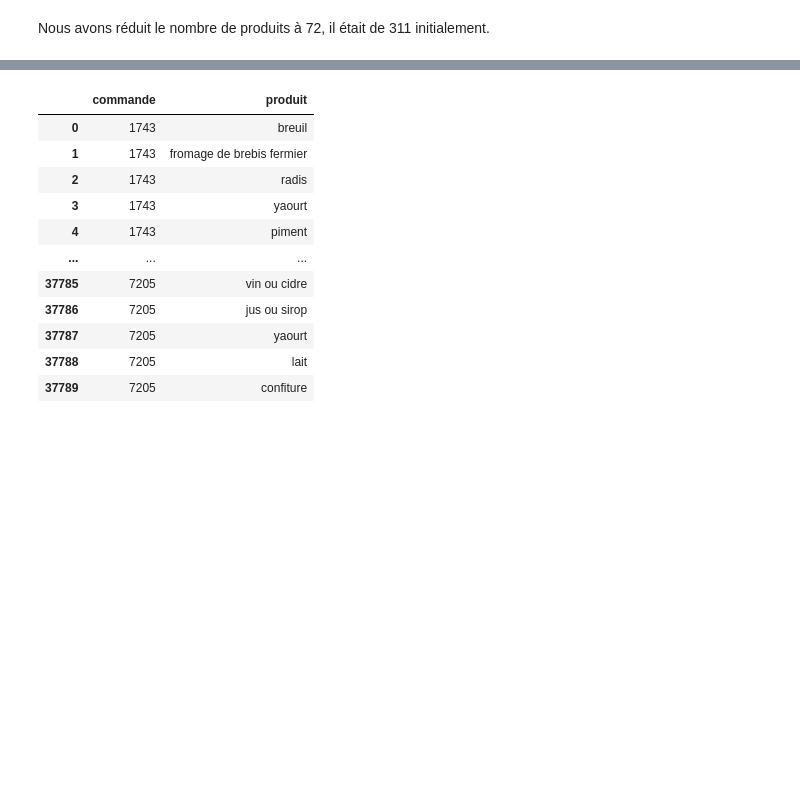
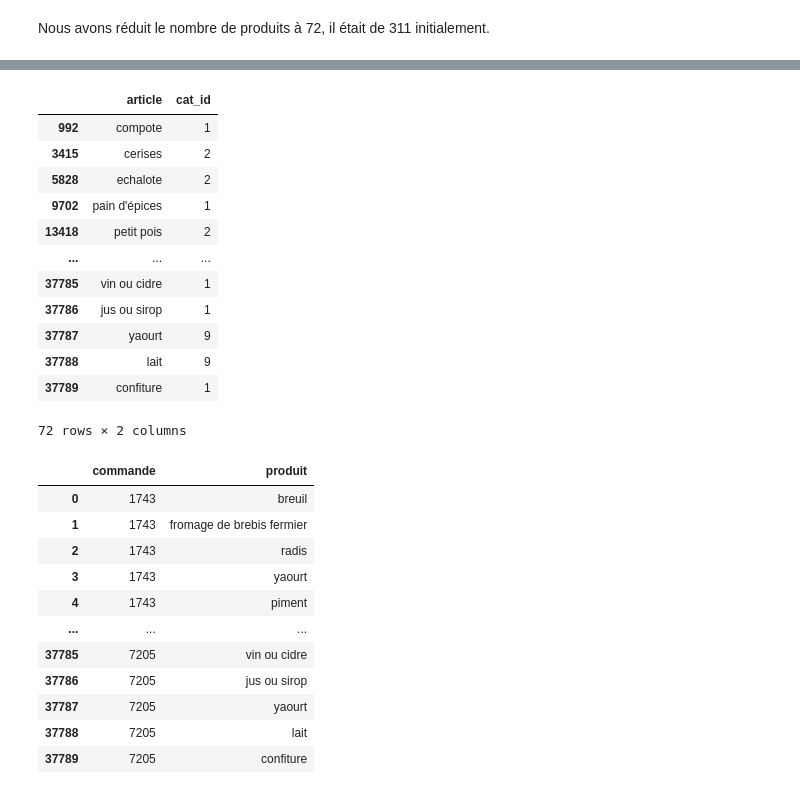
Before and after one commit to Kesskisspass/etxaldebot, a Jupyter notebook: recommandation/pre-traitement.ipynb, the cells around one changed output, grey strips where cells are left out. Cells and saved outputs as stored; diff of their text form; code cells hidden in the pictures; blank space fills up the shorter version.

```diff
--- a/recommandation/pre-traitement.ipynb
+++ b/recommandation/pre-traitement.ipynb
@@ -593,0 +612,2 @@ df.head()
+# %%
+df_unique_produits = df_to_csv.drop_duplicates(subset=['produit'], keep='last')
@@ -593,0 +662,20 @@ df.head()
+# %%
+df_unique_produits = df_unique_produits.drop('categorie',axis=1)
+# %%
+df_unique_produits = df_unique_produits.rename(columns={"produit":"article","cat_id":"cat_id"})
+# %%
+df_unique_produits
+# %% [output]
+|  | article | cat_id |
+| 992 | compote | 1 |
+| 3415 | cerises | 2 |
+| 5828 | echalote | 2 |
+| 9702 | pain d'épices | 1 |
+| 13418 | petit pois | 2 |
+| ... | ... | ... |
+| 37785 | vin ou cidre | 1 |
+| 37786 | jus ou sirop | 1 |
+| 37787 | yaourt | 9 |
+| 37788 | lait | 9 |
+| 37789 | confiture | 1 |
+72 rows × 2 columns
```
Also changed, not shown: parts of 9 cells of this notebook, 3 other files.
